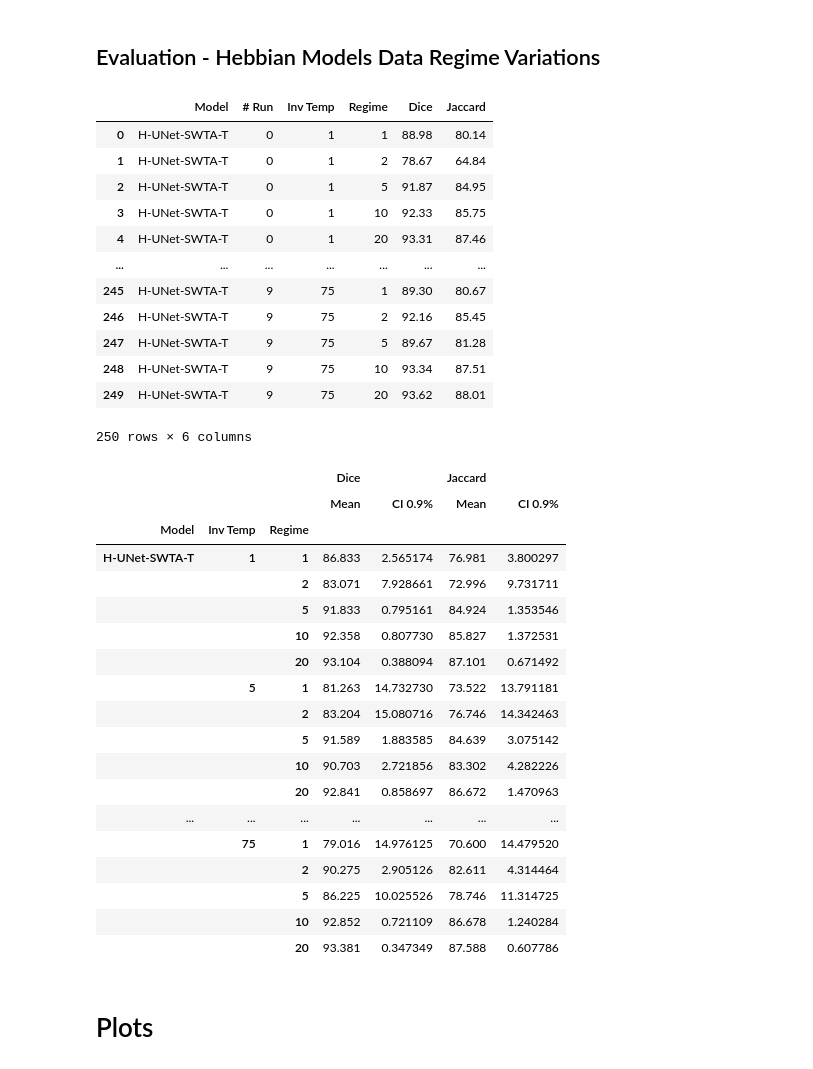
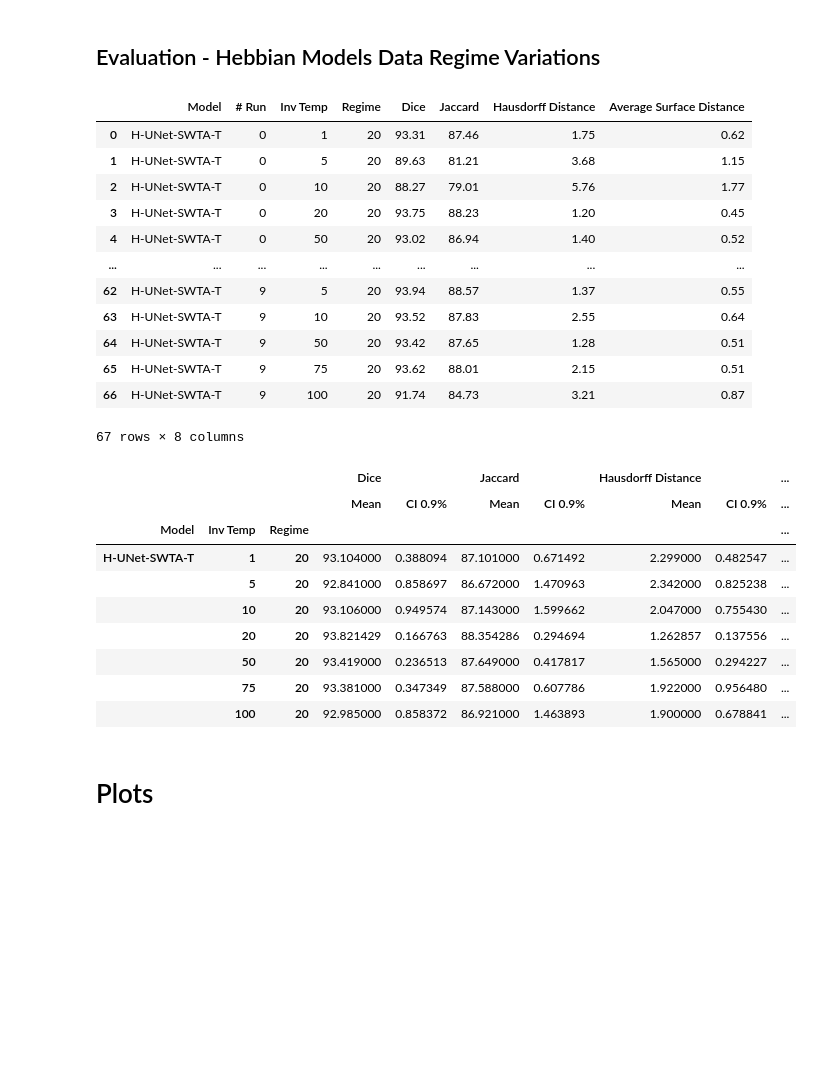
Before and after one commit to ciampluca/hebbian-bootstraping-semi-supervised-medical-imaging, a Jupyter notebook: show_2d.ipynb, the cells around one changed output. Drawn from its saved outputs; the diff is of its cells as text; code cells hidden in the pictures; blank space fills up the shorter version.

```diff
--- a/show_2d.ipynb
+++ b/show_2d.ipynb
@@ -62,7 +62,7 @@ def collect_all(model_name, root, csv_file, regimes=['1', '2', '5', '10', '20','
         for regime in list(inv_temp.glob("regime-*")):
             if regime.name.rsplit("-", 1)[1] in regimes:
                 for run in list(regime.glob("run-*")):
-                    if ignore_outliers and 'outlier' in run.as_posix():
+                    if not ignore_outliers and 'outlier' in run.as_posix():
                         continue
                     else:
                         metrics.append(collect_one(model_name, run, csv_file))
@@ -565,46 +560,37 @@ predictions = pd.concat([collect_all(k, r, 'test.csv', regimes=REGIMES, ignore_o
 # %%
 # Computing metrics
 model_grouper = ['model', 'run_number', 'inv_temp', 'regime']
-metrics = compute_metrics(predictions, model_grouper, metric_names=['Dice', 'Jaccard'])
+metrics = compute_metrics(predictions, model_grouper, metric_names=['Dice', 'Jaccard', 'Hausdorff Distance', 'Average Surface Distance'])
 
 display(metrics)
 
-summary = summarize_metrics(metrics, metric_names=['Dice', 'Jaccard'])
+summary = summarize_metrics(metrics, metric_names=['Dice', 'Jaccard', 'Hausdorff Distance', 'Average Surface Distance'], confidence_level=0.90)
 
 display(summary)
 # %% [output]
-|  | Model | # Run | Inv Temp | Regime | Dice | Jaccard |
-| 0 | H-UNet-SWTA-T | 0 | 1 | 1 | 88.98 | 80.14 |
-| 1 | H-UNet-SWTA-T | 0 | 1 | 2 | 78.67 | 64.84 |
-| 2 | H-UNet-SWTA-T | 0 | 1 | 5 | 91.87 | 84.95 |
-| 3 | H-UNet-SWTA-T | 0 | 1 | 10 | 92.33 | 85.75 |
-| 4 | H-UNet-SWTA-T | 0 | 1 | 20 | 93.31 | 87.46 |
-| ... | ... | ... | ... | ... | ... | ... |
-| 245 | H-UNet-SWTA-T | 9 | 75 | 1 | 89.30 | 80.67 |
-| 246 | H-UNet-SWTA-T | 9 | 75 | 2 | 92.16 | 85.45 |
-| 247 | H-UNet-SWTA-T | 9 | 75 | 5 | 89.67 | 81.28 |
-| 248 | H-UNet-SWTA-T | 9 | 75 | 10 | 93.34 | 87.51 |
-| 249 | H-UNet-SWTA-T | 9 | 75 | 20 | 93.62 | 88.01 |
+|  | Model | # Run | Inv Temp | Regime | Dice | Jaccard | Hausdorff Distance | Average Surface Distance |
+| 0 | H-UNet-SWTA-T | 0 | 1 | 20 | 93.31 | 87.46 | 1.75 | 0.62 |
+| 1 | H-UNet-SWTA-T | 0 | 5 | 20 | 89.63 | 81.21 | 3.68 | 1.15 |
+| 2 | H-UNet-SWTA-T | 0 | 10 | 20 | 88.27 | 79.01 | 5.76 | 1.77 |
+| 3 | H-UNet-SWTA-T | 0 | 20 | 20 | 93.75 | 88.23 | 1.20 | 0.45 |
+| 4 | H-UNet-SWTA-T | 0 | 50 | 20 | 93.02 | 86.94 | 1.40 | 0.52 |
+| ... | ... | ... | ... | ... | ... | ... | ... | ... |
+| 62 | H-UNet-SWTA-T | 9 | 5 | 20 | 93.94 | 88.57 | 1.37 | 0.55 |
+| 63 | H-UNet-SWTA-T | 9 | 10 | 20 | 93.52 | 87.83 | 2.55 | 0.64 |
+| 64 | H-UNet-SWTA-T | 9 | 50 | 20 | 93.42 | 87.65 | 1.28 | 0.51 |
+| 65 | H-UNet-SWTA-T | 9 | 75 | 20 | 93.62 | 88.01 | 2.15 | 0.51 |
+| 66 | H-UNet-SWTA-T | 9 | 100 | 20 | 91.74 | 84.73 | 3.21 | 0.87 |
-250 rows × 6 columns
+67 rows × 8 columns
-|  |  |  | Dice |  | Jaccard |  |
-|  |  |  | Mean | CI 0.9% | Mean | CI 0.9% |
-| Model | Inv Temp | Regime |  |  |  |  |
-| H-UNet-SWTA-T | 1 | 1 | 86.833 | 2.565174 | 76.981 | 3.800297 |
-|  |  | 2 | 83.071 | 7.928661 | 72.996 | 9.731711 |
-|  |  | 5 | 91.833 | 0.795161 | 84.924 | 1.353546 |
-|  |  | 10 | 92.358 | 0.807730 | 85.827 | 1.372531 |
-|  |  | 20 | 93.104 | 0.388094 | 87.101 | 0.671492 |
-|  | 5 | 1 | 81.263 | 14.732730 | 73.522 | 13.791181 |
-|  |  | 2 | 83.204 | 15.080716 | 76.746 | 14.342463 |
-|  |  | 5 | 91.589 | 1.883585 | 84.639 | 3.075142 |
-|  |  | 10 | 90.703 | 2.721856 | 83.302 | 4.282226 |
-|  |  | 20 | 92.841 | 0.858697 | 86.672 | 1.470963 |
-| ... | ... | ... | ... | ... | ... | ... |
-|  | 75 | 1 | 79.016 | 14.976125 | 70.600 | 14.479520 |
-|  |  | 2 | 90.275 | 2.905126 | 82.611 | 4.314464 |
-|  |  | 5 | 86.225 | 10.025526 | 78.746 | 11.314725 |
-|  |  | 10 | 92.852 | 0.721109 | 86.678 | 1.240284 |
-|  |  | 20 | 93.381 | 0.347349 | 87.588 | 0.607786 |
+|  |  |  | Dice |  | Jaccard |  | Hausdorff Distance |  | ... |
+|  |  |  | Mean | CI 0.9% | Mean | CI 0.9% | Mean | CI 0.9% | ... |
+| Model | Inv Temp | Regime |  |  |  |  |  |  | ... |
+| H-UNet-SWTA-T | 1 | 20 | 93.104000 | 0.388094 | 87.101000 | 0.671492 | 2.299000 | 0.482547 | ... |
+|  | 5 | 20 | 92.841000 | 0.858697 | 86.672000 | 1.470963 | 2.342000 | 0.825238 | ... |
+|  | 10 | 20 | 93.106000 | 0.949574 | 87.143000 | 1.599662 | 2.047000 | 0.755430 | ... |
+|  | 20 | 20 | 93.821429 | 0.166763 | 88.354286 | 0.294694 | 1.262857 | 0.137556 | ... |
+|  | 50 | 20 | 93.419000 | 0.236513 | 87.649000 | 0.417817 | 1.565000 | 0.294227 | ... |
+|  | 75 | 20 | 93.381000 | 0.347349 | 87.588000 | 0.607786 | 1.922000 | 0.956480 | ... |
+|  | 100 | 20 | 92.985000 | 0.858372 | 86.921000 | 1.463893 | 1.900000 | 0.678841 | ... |
 # %% [markdown]
 <h1>Plots</h1>
 # %%
```
Also changed, not shown: parts of 14 cells of this notebook, 3 other files.
